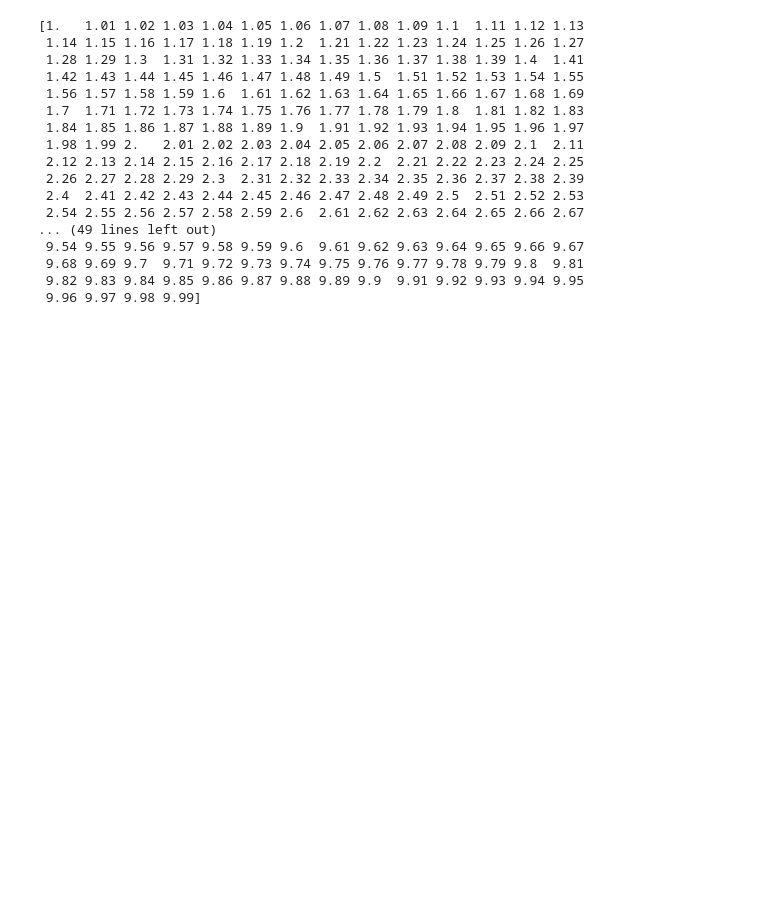
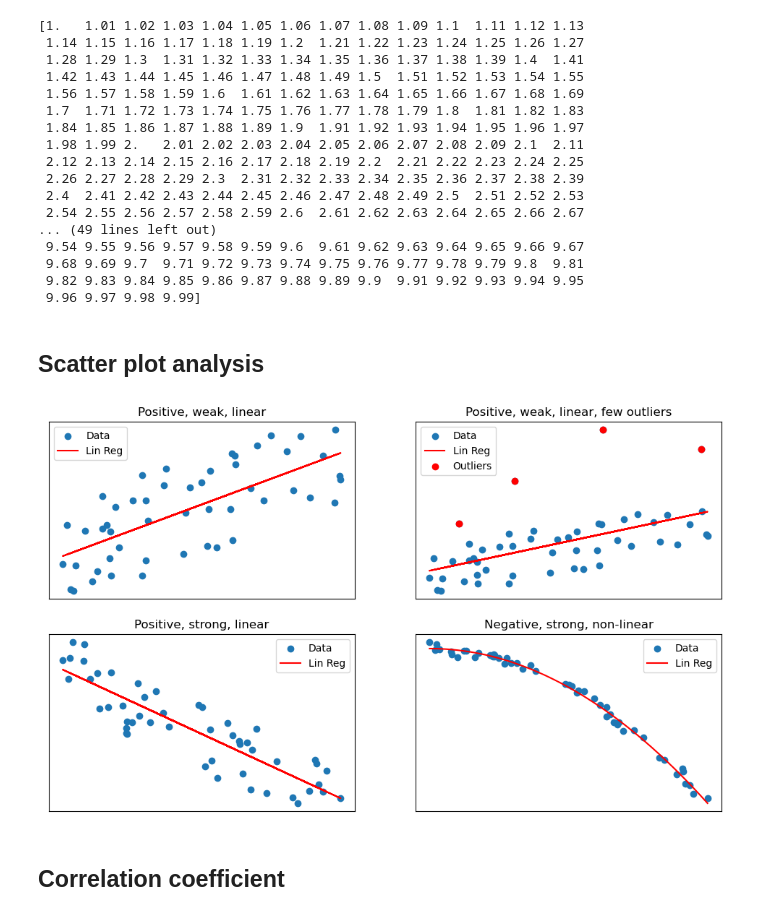
Before and after one commit to benoitTerral/statitics_cheat_sheet, a Jupyter notebook: basics.ipynb, the cells around one changed output. Cells and saved outputs as stored; diff of their text form; code cells hidden in the pictures; blank space fills up the shorter version.

```diff
--- a/basics.ipynb
+++ b/basics.ipynb
@@ -290,3 +291,57 @@ print(data)
  9.68 9.69 9.7  9.71 9.72 9.73 9.74 9.75 9.76 9.77 9.78 9.79 9.8  9.81
  9.82 9.83 9.84 9.85 9.86 9.87 9.88 9.89 9.9  9.91 9.92 9.93 9.94 9.95
  9.96 9.97 9.98 9.99]
+# %% [markdown]
+## Scatter plot analysis
+# %%
+np.random.seed(42)
+num_points = 50
+
+x1 = np.random.uniform(low=0, high=10, size=num_points)
+y1 = x1 + np.random.uniform(low=0, high=10, size=num_points)
+reg1 = stats.linregress(x1, y1)
+
+x2 = x1.copy()
+y2 = y1.copy()
+outlier_indices = np.random.choice(range(num_points), size=4, replace=False)
+y2[outlier_indices] += np.random.uniform(low=10, high=20, size=4)
+reg2 = stats.linregress(x2, y2)
+
+
+x3 = np.random.uniform(low=0, high=10, size=num_points)
+y3 = -2 * x3 + 10 + np.random.uniform(low=0, high=10, size=num_points)
+reg3 = stats.linregress(x3, y3)
+
+x4 = x3.copy()
+y4 = -2 * x4**2 + np.random.normal(loc=0, scale=5, size=num_points)
+model = np.poly1d(np.polyfit(x4, y4, 2))
+polyline = np.linspace(min(x4), max(x4))
+
+
+fig, axes = plt.subplots(2, 2, figsize=(12, 7))
+axes[0][0].scatter(x1, y1, label='Data')
+axes[0][0].plot(x1, reg1.intercept + reg1.slope * x1, 'r', label='Lin Reg')
+axes[0][0].set_title('Positive, weak, linear')
+
+axes[0][1].scatter(x2, y2, label='Data')
+axes[0][1].plot(x2, reg2.intercept + reg2.slope * x2, 'r', label='Lin Reg')
+axes[0][1].scatter(x2[outlier_indices], y2[outlier_indices], color='red', label='Outliers')
+axes[0][1].set_title('Positive, weak, linear, few outliers')
+
+axes[1][0].scatter(x3, y3, label='Data')
+axes[1][0].plot(x3, reg3.intercept + reg3.slope * x3, 'r', label='Lin Reg')
+axes[1][0].set_title('Positive, strong, linear')
+
+axes[1][1].scatter(x4, y4, label='Data')
+axes[1][1].plot(polyline, model(polyline), 'r', label='Lin Reg')
+axes[1][1].set_title('Negative, strong, non-linear')
+
+for ax in axes.flat:
+	ax.set_xticks([])
+	ax.set_yticks([])
+	ax.legend()
+plt.show()
+# %% [output]
+[figure, added]
+# %% [markdown]
+## Correlation coefficient
```
Also changed, not shown: parts of 16 cells of this notebook.
